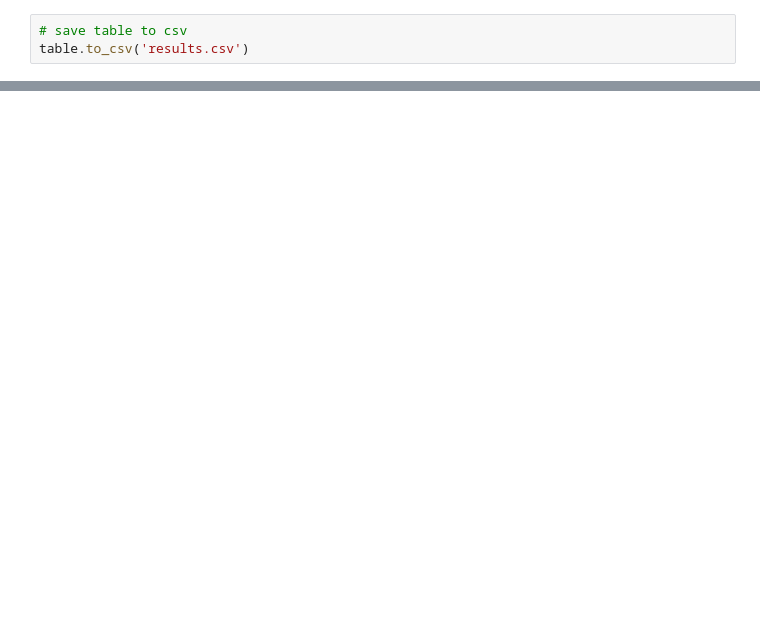
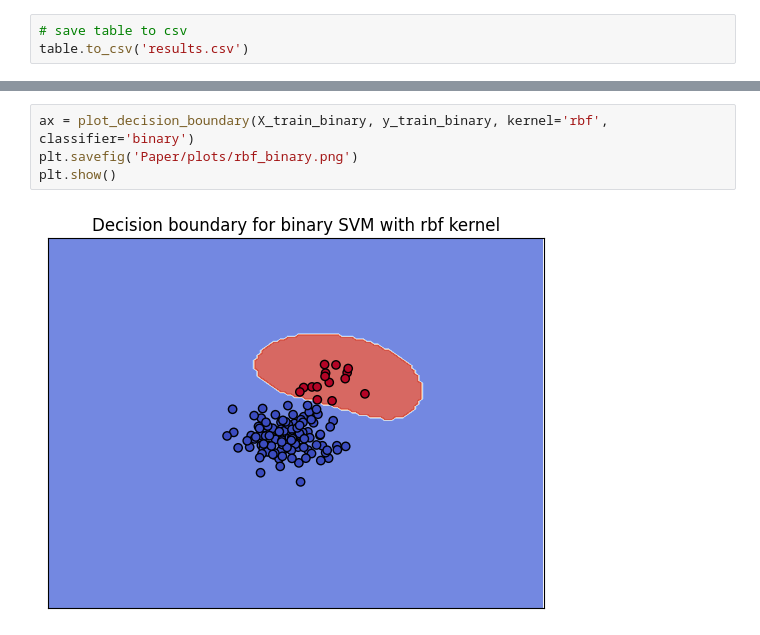
Before and after one commit to austinlackey/svm-kernels, a Jupyter notebook: code.ipynb, the cells around one changed output, grey strips where cells are left out. Cells and saved outputs as stored; diff of their text form; blank space fills up the shorter version.

```diff
--- a/code.ipynb
+++ b/code.ipynb
@@ -66,0 +171,6 @@ table.to_csv('results.csv')
+# %%
+ax = plot_decision_boundary(X_train_binary, y_train_binary, kernel='rbf', classifier='binary')
+plt.savefig('Paper/plots/rbf_binary.png')
+plt.show()
+# %% [output]
+[figure, added]
```
Also changed, not shown: parts of 12 cells of this notebook, 18 other files.
